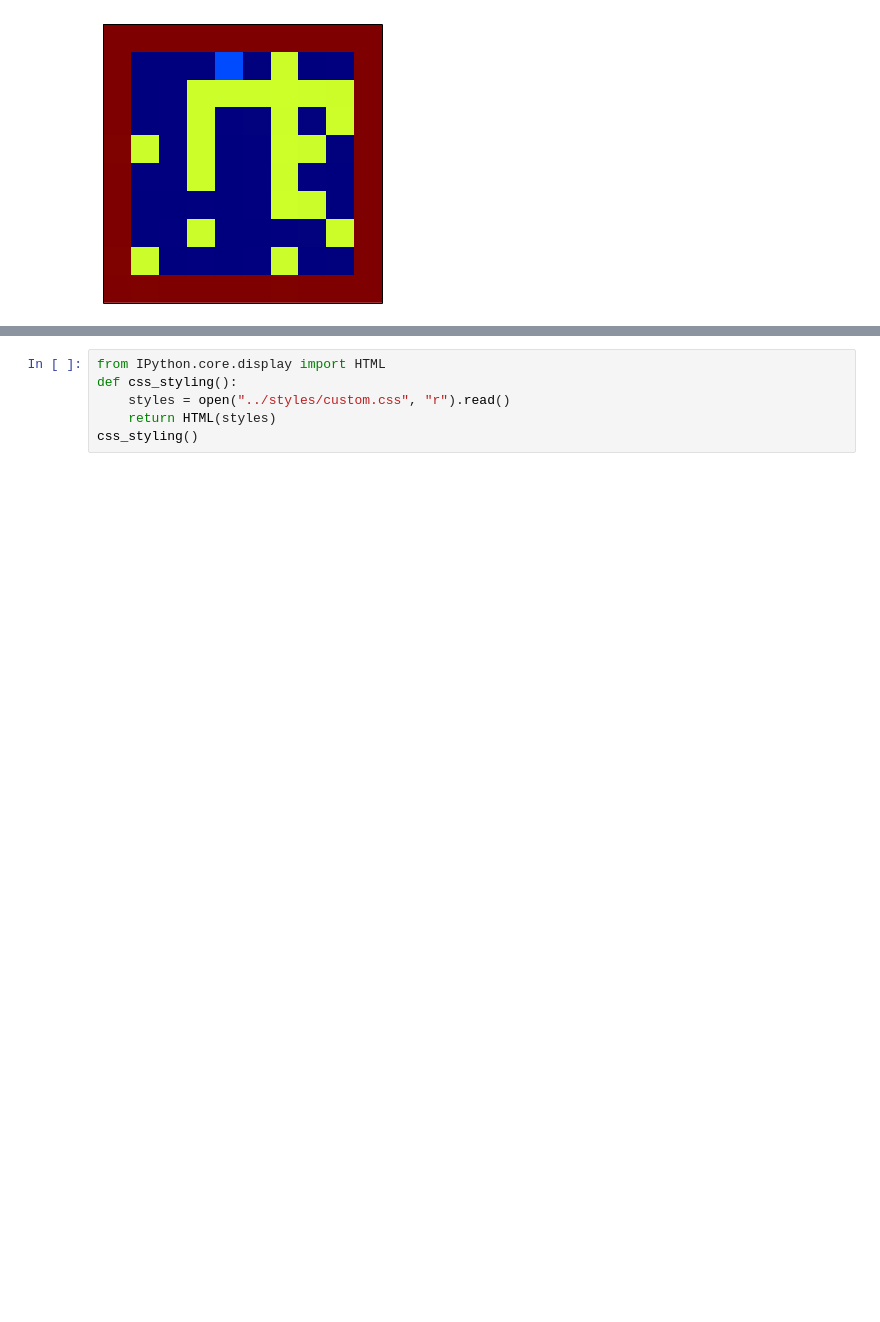
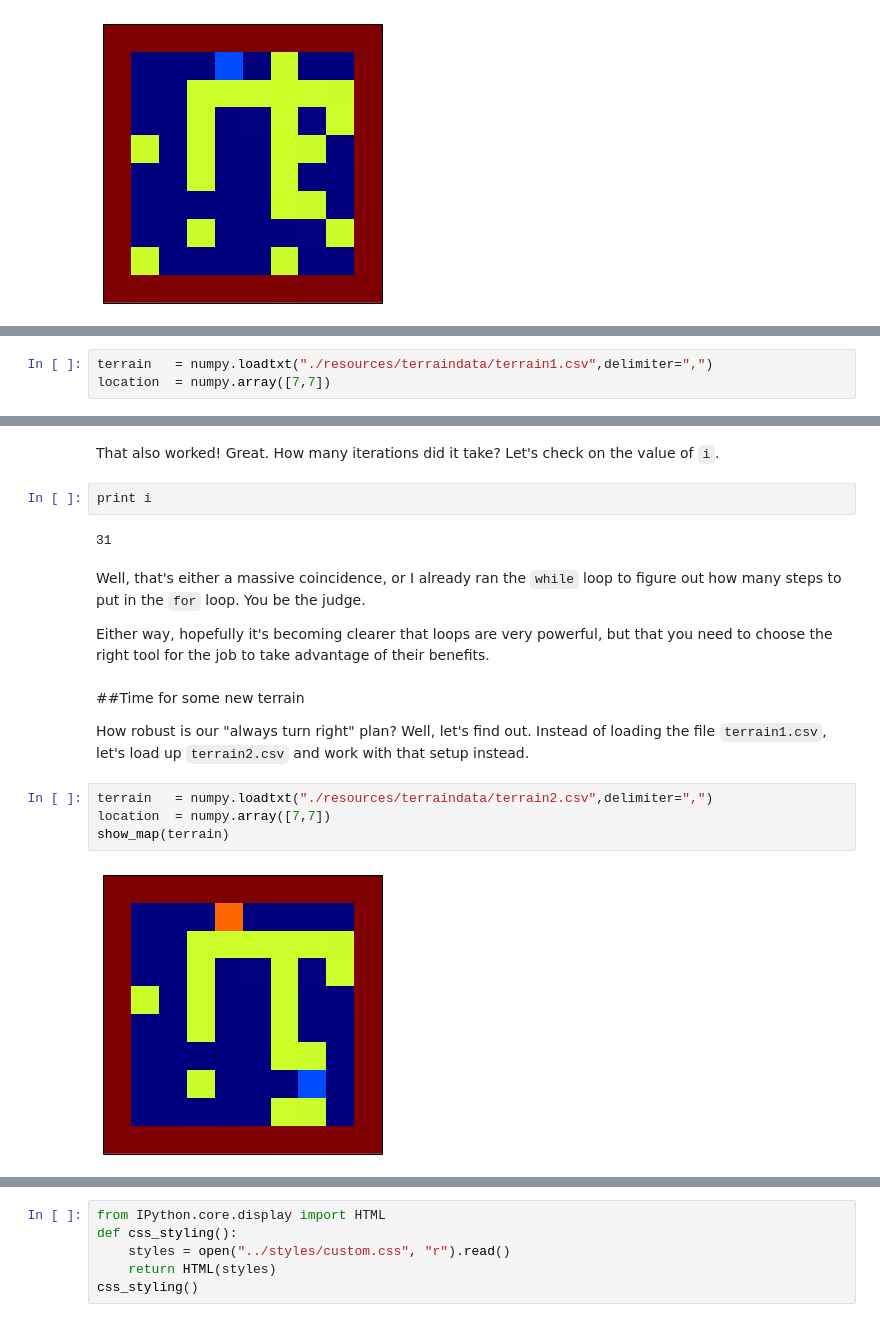
Before and after one commit to barbagroup/JITcode-MechE, a Jupyter notebook: module00_Introduction_to_Python/04_Lesson04_Rover_Loops.ipynb, the cells around one changed output, grey strips where cells are left out. Drawn from its saved outputs; the diff is of its cells as text; blank space fills up the shorter version.

```diff
--- a/module00_Introduction_to_Python/04_Lesson04_Rover_Loops.ipynb
+++ b/module00_Introduction_to_Python/04_Lesson04_Rover_Loops.ipynb
@@ -463,0 +284,3 @@ Loops are a very important part of programming. As you use them more, you'll bec
+# %%
+terrain   = numpy.loadtxt("./resources/terraindata/terrain1.csv",delimiter=",")
+location  = numpy.array([7,7])
@@ -463,0 +324,20 @@ Loops are a very important part of programming. As you use them more, you'll bec
+# %% [markdown]
+That also worked!  Great.  How many iterations did it take?  Let's check on the value of `i`.
+# %%
+print i
+# %% [output]
+31
+# %% [markdown]
+Well, that's either a massive coincidence, or I already ran the `while` loop to figure out how many steps to put in the `for` loop.  You be the judge.
+
+Either way, hopefully it's becoming clearer that loops are very powerful, but that you need to choose the right tool for the job to take advantage of their benefits.
+# %% [markdown]
+##Time for some new terrain
+
+How robust is our "always turn right" plan?  Well, let's find out.  Instead of loading the file `terrain1.csv`, let's load up `terrain2.csv` and work with that setup instead.
+# %%
+terrain   = numpy.loadtxt("./resources/terraindata/terrain2.csv",delimiter=",")
+location  = numpy.array([7,7])
+show_map(terrain)
+# %% [output]
+[figure, added]
```
Also changed, not shown: parts of 35 cells of this notebook.
